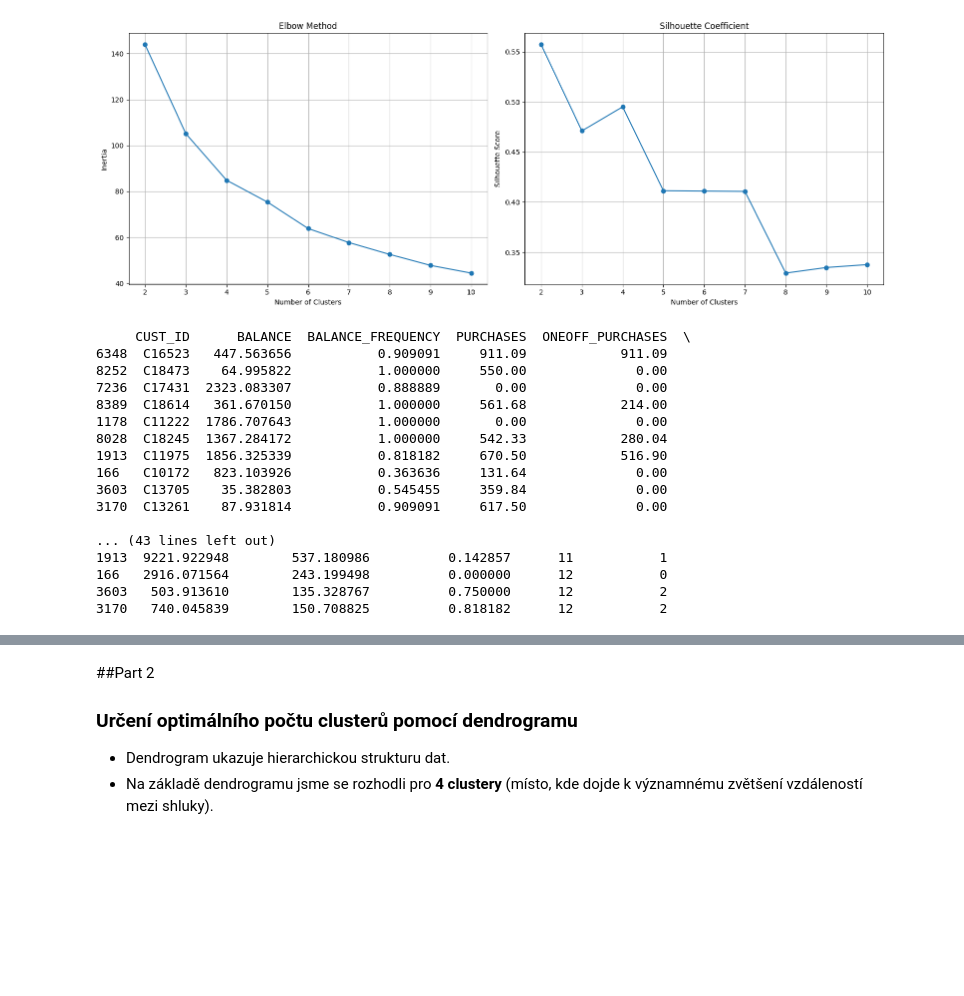
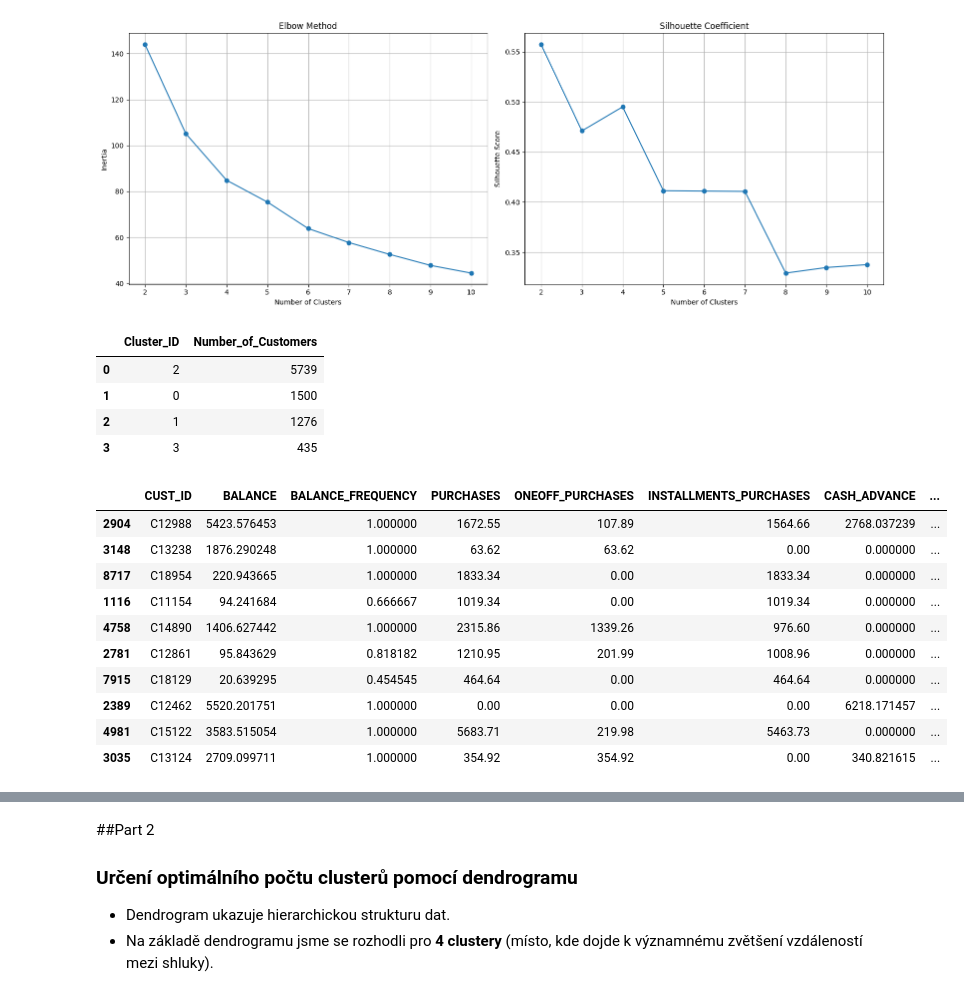
Before and after one commit to mart1ndressler/ZSU, a Jupyter notebook: week11/DRE0065/DRE0065.ipynb, the cells around one changed output, grey strips where cells are left out. Cells and saved outputs as stored; diff of their text form; code cells hidden in the pictures; blank space fills up the shorter version.

```diff
--- a/week11/DRE0065/DRE0065.ipynb
+++ b/week11/DRE0065/DRE0065.ipynb
@@ -324,27 +304,30 @@ plt.show()
 # %%
 optimal_clusters = 4
 
 kmeans = KMeans(n_clusters=optimal_clusters, random_state=42)
 data['Cluster_ID'] = kmeans.fit_predict(data_normalized)
 data['Cluster_ID'] = kmeans.labels_
 
-print(data.sample(10))
+cluster_sizes_kmeans = data['Cluster_ID'].value_counts().reset_index()
+cluster_sizes_kmeans.columns = ['Cluster_ID', 'Number_of_Customers']
+display(cluster_sizes_kmeans)
+
+data.sample(10)
 # %% [output]
-     CUST_ID      BALANCE  BALANCE_FREQUENCY  PURCHASES  ONEOFF_PURCHASES  \
-6348  C16523   447.563656           0.909091     911.09            911.09
-8252  C18473    64.995822           1.000000     550.00              0.00
-7236  C17431  2323.083307           0.888889       0.00              0.00
-8389  C18614   361.670150           1.000000     561.68            214.00
-1178  C11222  1786.707643           1.000000       0.00              0.00
-8028  C18245  1367.284172           1.000000     542.33            280.04
-1913  C11975  1856.325339           0.818182     670.50            516.90
-166   C10172   823.103926           0.363636     131.64              0.00
-3603  C13705    35.382803           0.545455     359.84              0.00
-3170  C13261    87.931814           0.909091     617.50              0.00
-
-... (43 lines left out)
-1913  9221.922948        537.180986          0.142857      11           1
-166   2916.071564        243.199498          0.000000      12           0
-3603   503.913610        135.328767          0.750000      12           2
-3170   740.045839        150.708825          0.818182      12           2
+|  | Cluster_ID | Number_of_Customers |
+| 0 | 2 | 5739 |
+| 1 | 0 | 1500 |
+| 2 | 1 | 1276 |
+| 3 | 3 | 435 |
+|  | CUST_ID | BALANCE | BALANCE_FREQUENCY | PURCHASES | ONEOFF_PURCHASES | INSTALLMENTS_PURCHASES | CASH_ADVANCE | ... |
+| 2904 | C12988 | 5423.576453 | 1.000000 | 1672.55 | 107.89 | 1564.66 | 2768.037239 | ... |
+| 3148 | C13238 | 1876.290248 | 1.000000 | 63.62 | 63.62 | 0.00 | 0.000000 | ... |
+| 8717 | C18954 | 220.943665 | 1.000000 | 1833.34 | 0.00 | 1833.34 | 0.000000 | ... |
+| 1116 | C11154 | 94.241684 | 0.666667 | 1019.34 | 0.00 | 1019.34 | 0.000000 | ... |
+| 4758 | C14890 | 1406.627442 | 1.000000 | 2315.86 | 1339.26 | 976.60 | 0.000000 | ... |
+| 2781 | C12861 | 95.843629 | 0.818182 | 1210.95 | 201.99 | 1008.96 | 0.000000 | ... |
+| 7915 | C18129 | 20.639295 | 0.454545 | 464.64 | 0.00 | 464.64 | 0.000000 | ... |
+| 2389 | C12462 | 5520.201751 | 1.000000 | 0.00 | 0.00 | 0.00 | 6218.171457 | ... |
+| 4981 | C15122 | 3583.515054 | 1.000000 | 5683.71 | 219.98 | 5463.73 | 0.000000 | ... |
+| 3035 | C13124 | 2709.099711 | 1.000000 | 354.92 | 354.92 | 0.00 | 340.821615 | ... |
 # %%
```
Also changed, not shown: parts of 13 cells of this notebook.
